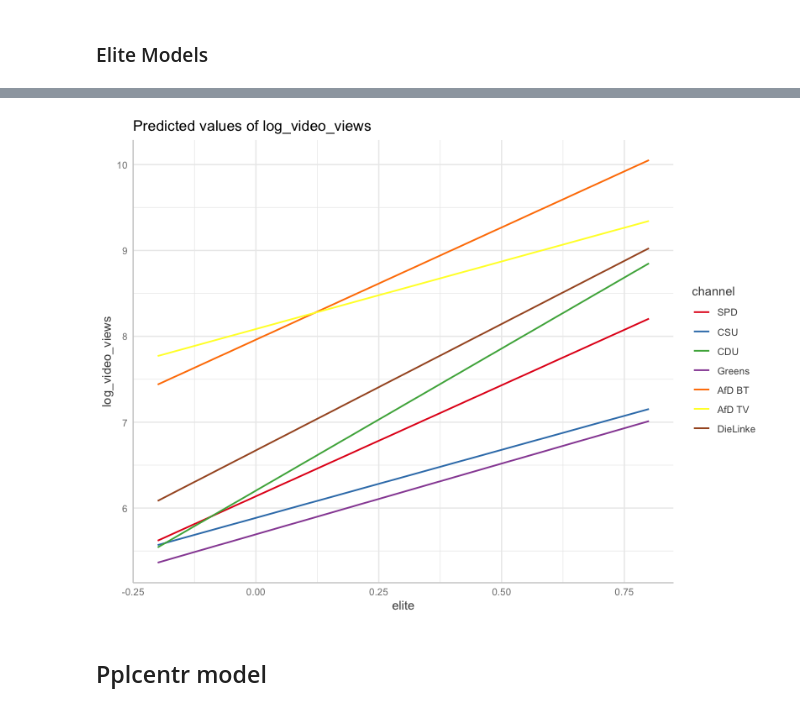
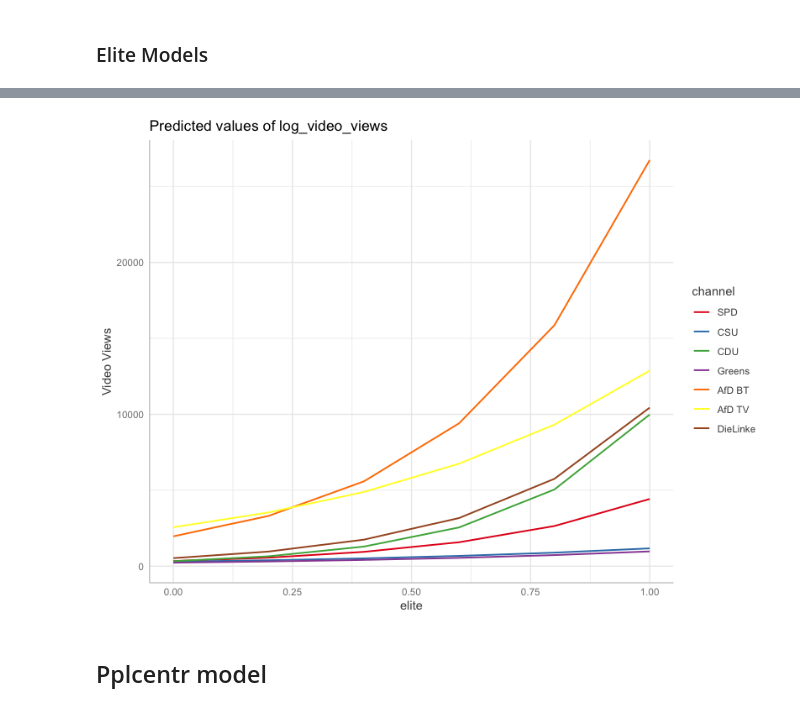
Before and after one commit to luerhard/anti-elitism-gets-views, a Jupyter notebook: notebooks/03-analyses/r-test-notebook.ipynb, the cells around one changed output, grey strips where cells are left out. Cells and saved outputs as stored; diff of their text form; code cells hidden in the pictures.

```diff
--- a/notebooks/03-analyses/r-test-notebook.ipynb
+++ b/notebooks/03-analyses/r-test-notebook.ipynb
@@ -66,7 +64,7 @@ df <- channels |>
   )
 
 df <- df |>
-  filter(video_datetime_upload > "2020-10-01") |>
+  # filter(video_datetime_upload > "2020-10-01") |>
   mutate(
     released_at = video_datetime_upload |> lubridate::floor_date(unit="month") |> format("%Y-%m"),
     released_at = released_at |> factor(levels=sort(unique(released_at)), ordered=TRUE),
@@ -115,7 +113,7 @@ ggplot(df, aes(log_video_views)) +
 ### Elite Models
 # %%
 model <- lme4::lmer(
-  formula = log_video_views ~ 1 + elite + n_sents + released_at + (elite | channel),
+  formula = log_video_views ~ 1 + elite + n_sents + released_at + (1 + elite | channel),
   data = df
 )
 # %%
@@ -132,12 +130,15 @@ sjPlot::plot_model(model, type="re")
 # %%
-ggpredict(
+preds <- ggpredict(
   model,
   terms = c("elite", "channel"),
   type="random",
   margin="empirical"
-) |> plot(show_ci = F)
+)
+preds$predicted <- exp(preds$predicted) - 1
+
+plot(preds, show_ci = F) + labs(y="Video Views")
 # %% [output]
-[figure, old version]
+[figure, new version]
 # %% [markdown]
 ## Pplcentr model
 # %%
```
Also changed, not shown: parts of 7 cells of this notebook, 6 other files.
